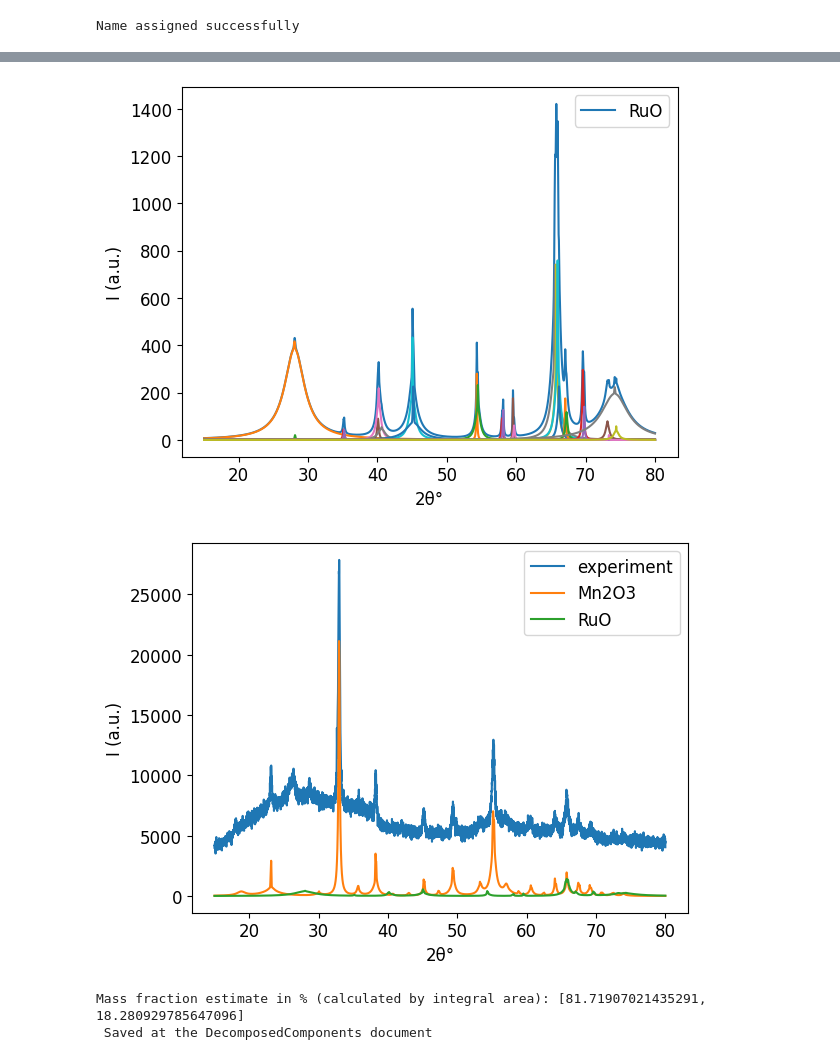
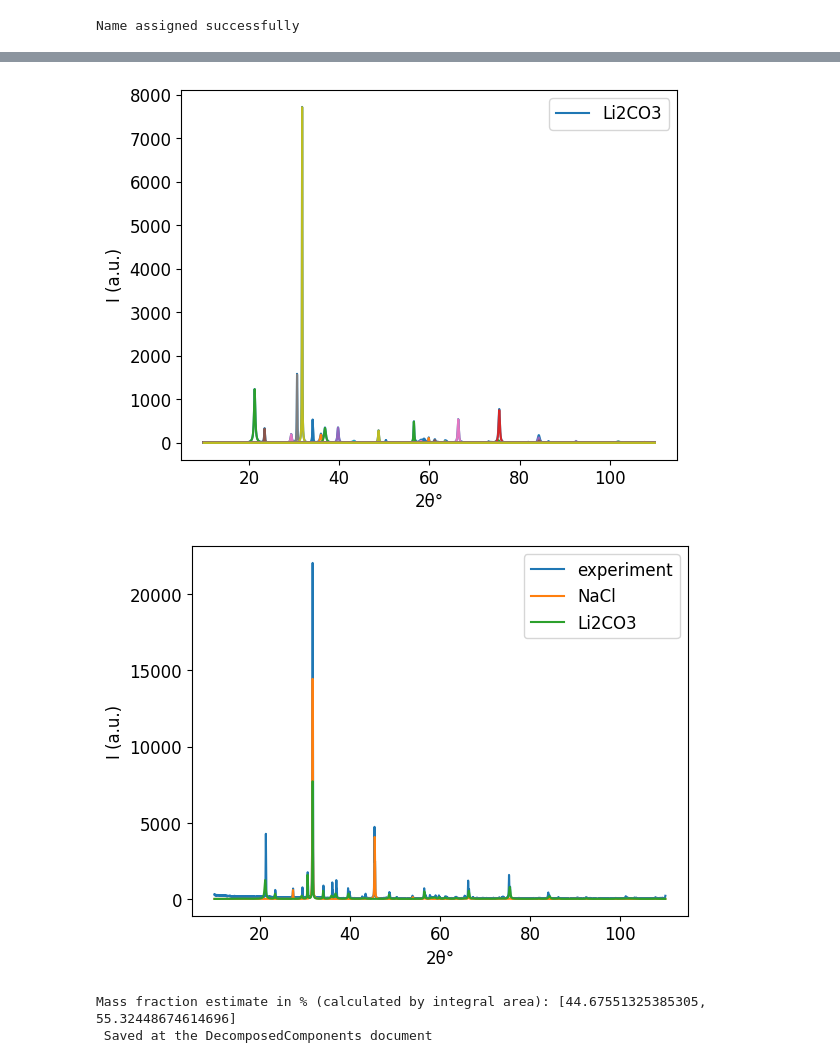
Before and after one commit to gao-bowen/PyWPEM, a Jupyter notebook: Tutorial/class_3_multi_phase/C3.ipynb, the cells around one changed output, grey strips where cells are left out. Saved outputs shown, nothing was run; the diff lists cells and outputs as text; code cells hidden in the pictures.

```diff
--- a/Tutorial/class_3_multi_phase/C3.ipynb
+++ b/Tutorial/class_3_multi_phase/C3.ipynb
@@ -112,5 +118,5 @@ WPEM 4-th iteration
 ... (11 outputs left out)
 # %%
-WPEM.Plot_Components(lowboundary = 15, name=['Mn2O3','RuO'], upboundary = 80, wavelength = wavelength, phase = 2)
+WPEM.Plot_Components(lowboundary = 10, name=['NaCl','Li2CO3'], upboundary = 110, wavelength = wavelength, phase = 2)
 # %% [output]
 Name assigned successfully
@@ -118,4 +124,4 @@ Name assigned successfully
-[figure, old version]
+[figure, new version]
-[figure, old version]
+[figure, new version]
-Mass fraction estimate in % (calculated by integral area): [81.71907021435291, 18.280929785647096]
+Mass fraction estimate in % (calculated by integral area): [44.67551325385305, 55.32448674614696]
  Saved at the DecomposedComponents document
```
Also changed, not shown: parts of 6 cells of this notebook, 8 other files.
